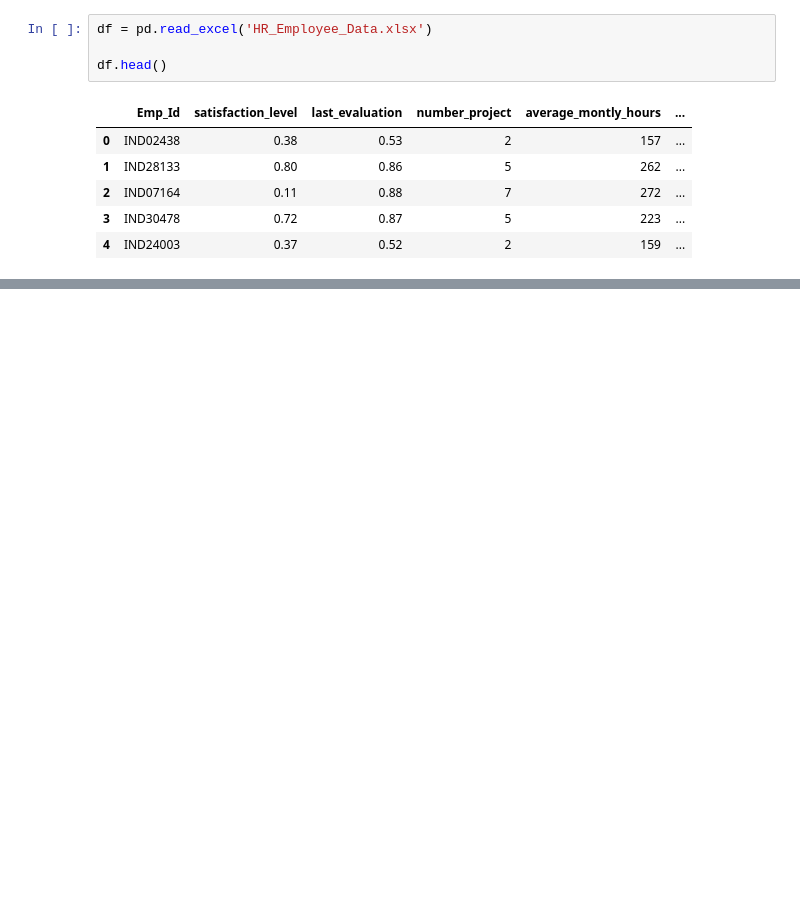
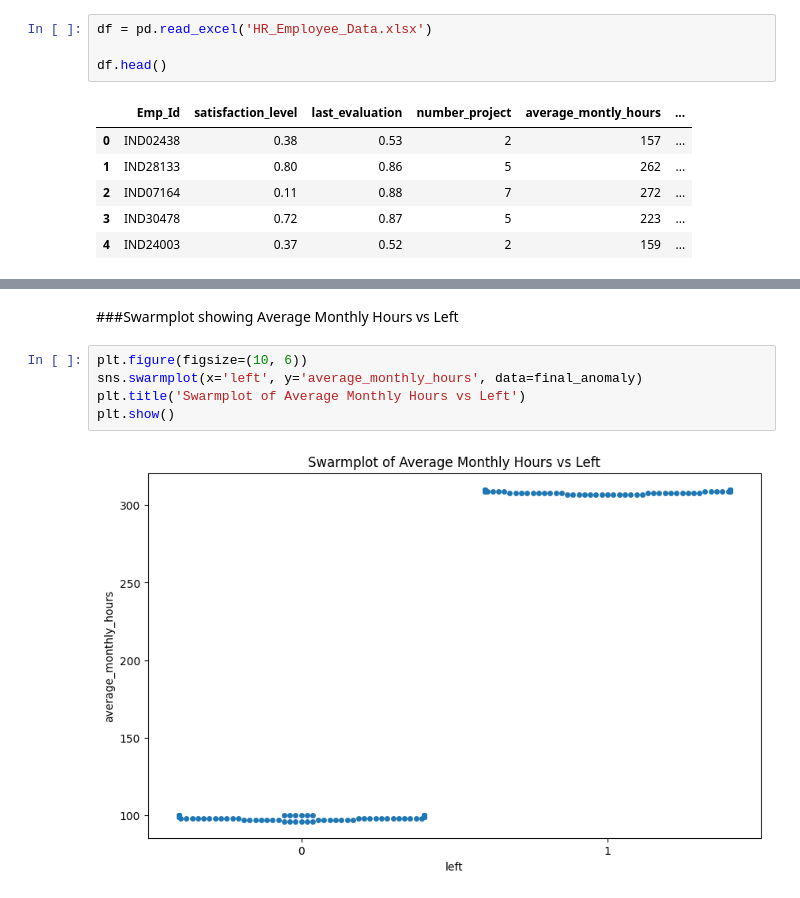
Before and after one commit to BigDataAnalytics-Group-B/comp3610-Project-Group-B, a Jupyter notebook: ProjectFiles/Notebooks/anomaly_detection.ipynb, the cells around one changed output, grey strips where cells are left out. Saved outputs shown, nothing was run; the diff lists cells and outputs as text; blank space fills up the shorter version.

```diff
--- a/ProjectFiles/Notebooks/anomaly_detection.ipynb
+++ b/ProjectFiles/Notebooks/anomaly_detection.ipynb
@@ -301,0 +226,9 @@ Correlation between 'left' and 'anomaly': 0.12270224820776794
+# %% [markdown]
+###Swarmplot showing Average Monthly Hours vs Left
+# %%
+plt.figure(figsize=(10, 6))
+sns.swarmplot(x='left', y='average_monthly_hours', data=final_anomaly)
+plt.title('Swarmplot of Average Monthly Hours vs Left')
+plt.show()
+# %% [output]
+[figure, added]
```
Also changed, not shown: parts of 52 cells of this notebook.
